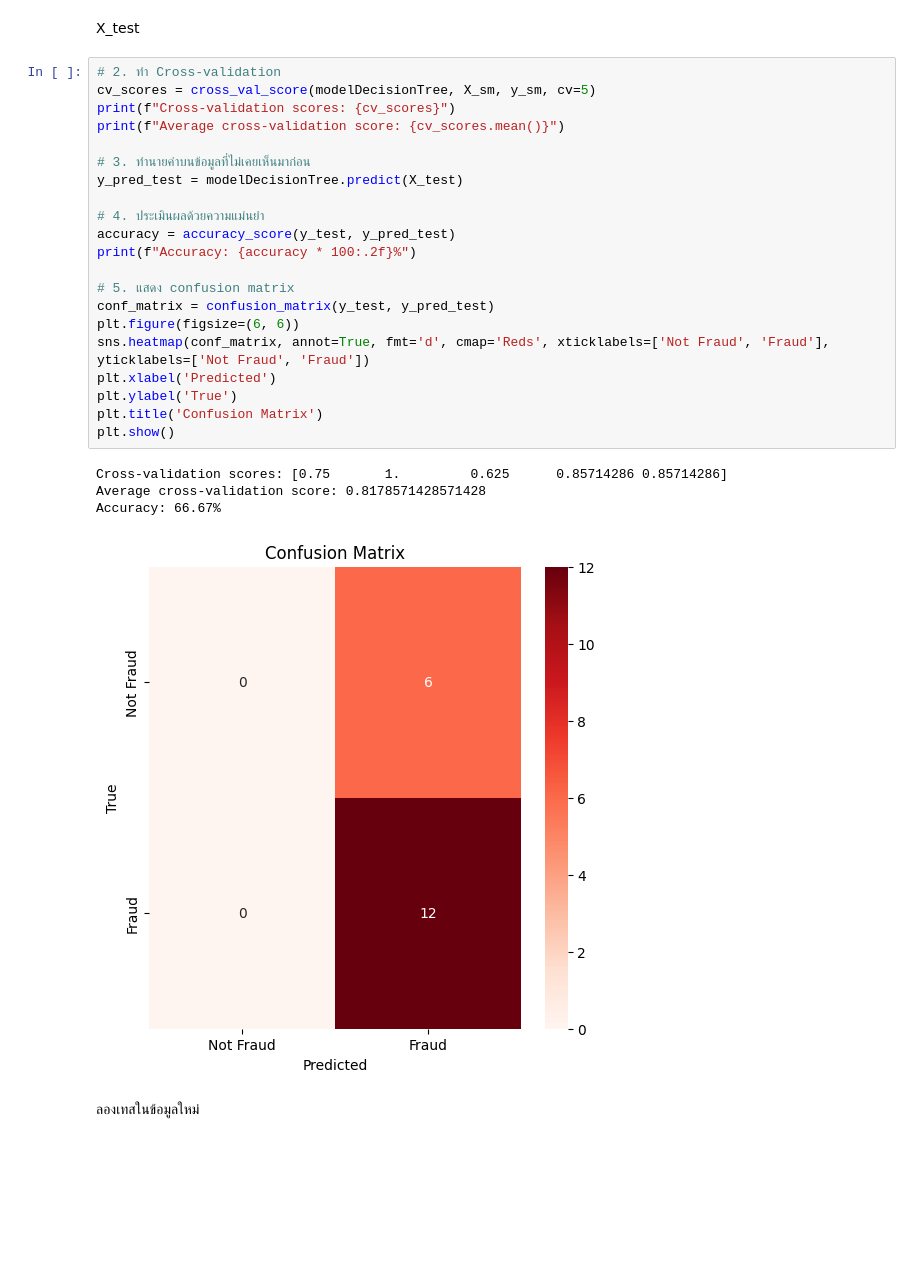
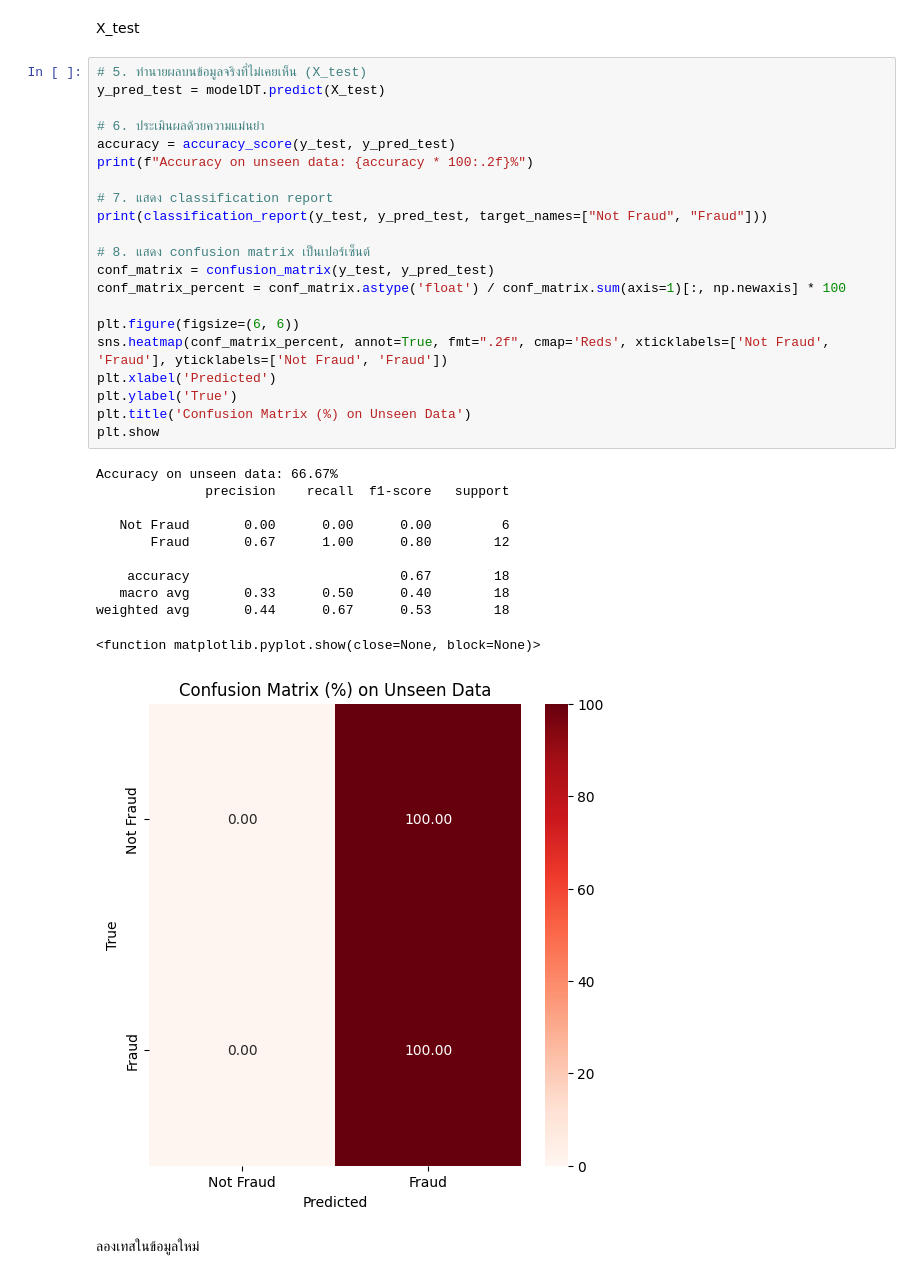
Before and after one commit to Suchada2000/MY-WORK, a Jupyter notebook: Untitled31.ipynb, the cells around one changed output. Saved outputs shown, nothing was run; the diff lists cells and outputs as text; blank space fills up the shorter version.

```diff
--- a/Untitled31.ipynb
+++ b/Untitled31.ipynb
@@ -847,31 +949,38 @@ plt.show()
 # %% [markdown]
 X_test
 # %%
-# 2. ทำ Cross-validation
-cv_scores = cross_val_score(modelDecisionTree, X_sm, y_sm, cv=5)
-print(f"Cross-validation scores: {cv_scores}")
-print(f"Average cross-validation score: {cv_scores.mean()}")
+# 5. ทำนายผลบนข้อมูลจริงที่ไม่เคยเห็น (X_test)
+y_pred_test = modelDT.predict(X_test)
 
-# 3. ทำนายค่าบนข้อมูลที่ไม่เคยเห็นมาก่อน
-y_pred_test = modelDecisionTree.predict(X_test)
+# 6. ประเมินผลด้วยความแม่นยำ
+accuracy = accuracy_score(y_test, y_pred_test)
+print(f"Accuracy on unseen data: {accuracy * 100:.2f}%")
 
-# 4. ประเมินผลด้วยความแม่นยำ
-accuracy = accuracy_score(y_test, y_pred_test)
-print(f"Accuracy: {accuracy * 100:.2f}%")
+# 7. แสดง classification report
+print(classification_report(y_test, y_pred_test, target_names=["Not Fraud", "Fraud"]))
 
-# 5. แสดง confusion matrix
+# 8. แสดง confusion matrix เป็นเปอร์เซ็นต์
 conf_matrix = confusion_matrix(y_test, y_pred_test)
+conf_matrix_percent = conf_matrix.astype('float') / conf_matrix.sum(axis=1)[:, np.newaxis] * 100
+
 plt.figure(figsize=(6, 6))
-sns.heatmap(conf_matrix, annot=True, fmt='d', cmap='Reds', xticklabels=['Not Fraud', 'Fraud'], yticklabels=['Not Fraud', 'Fraud'])
+sns.heatmap(conf_matrix_percent, annot=True, fmt=".2f", cmap='Reds', xticklabels=['Not Fraud', 'Fraud'], yticklabels=['Not Fraud', 'Fraud'])
 plt.xlabel('Predicted')
 plt.ylabel('True')
-plt.title('Confusion Matrix')
-plt.show()
+plt.title('Confusion Matrix (%) on Unseen Data')
+plt.show
 # %% [output]
-Cross-validation scores: [0.75       1.         0.625      0.85714286 0.85714286]
-Average cross-validation score: 0.8178571428571428
-Accuracy: 66.67%
+Accuracy on unseen data: 66.67%
+              precision    recall  f1-score   support
+
+   Not Fraud       0.00      0.00      0.00         6
+       Fraud       0.67      1.00      0.80        12
+
+    accuracy                           0.67        18
+   macro avg       0.33      0.50      0.40        18
+weighted avg       0.44      0.67      0.53        18
+<function matplotlib.pyplot.show(close=None, block=None)>
-[figure, old version]
+[figure, new version]
 # %% [markdown]
 ลองเทสในข้อมูลใหม่
 # %%
```
Also changed, not shown: parts of 13 cells of this notebook.
